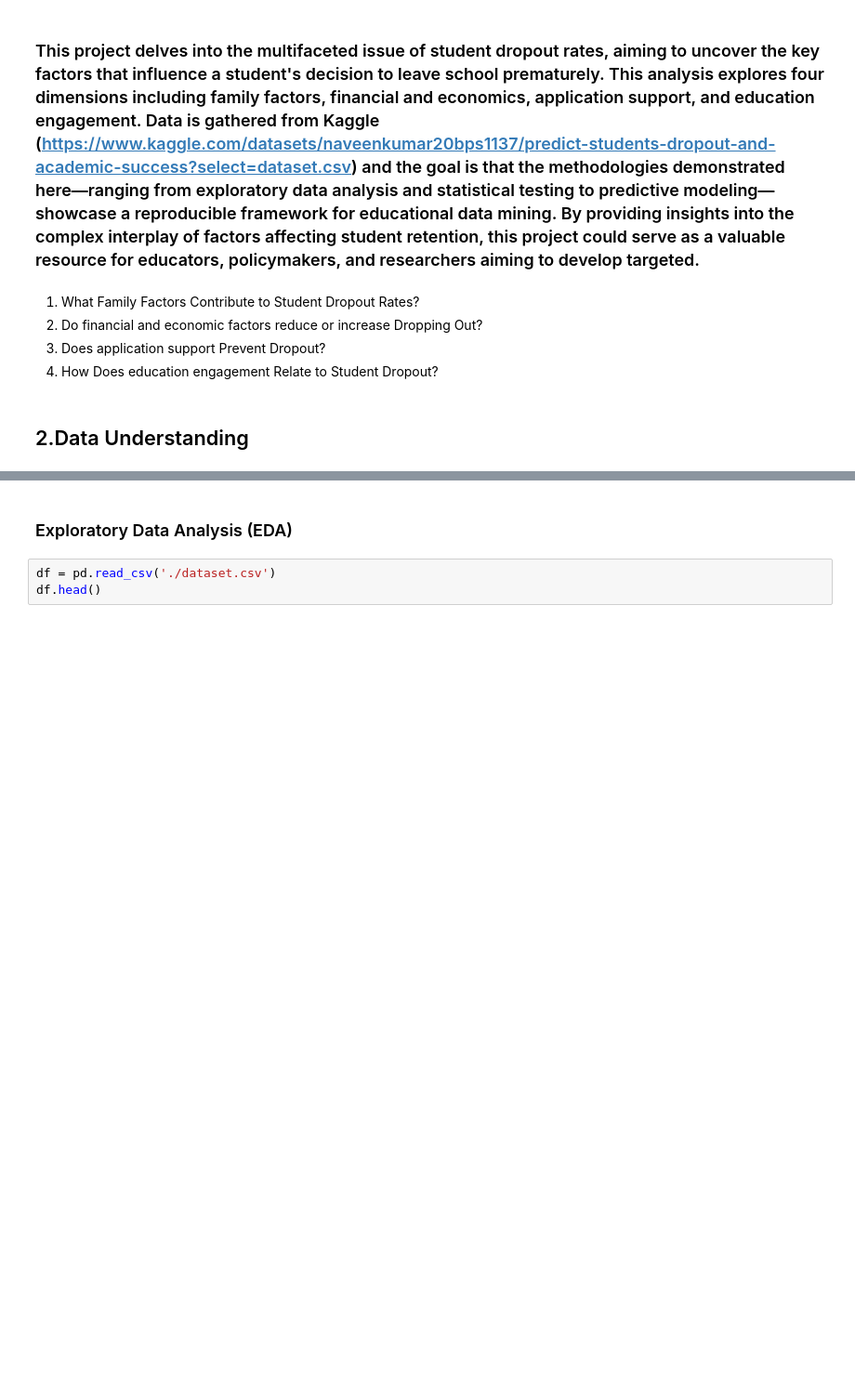
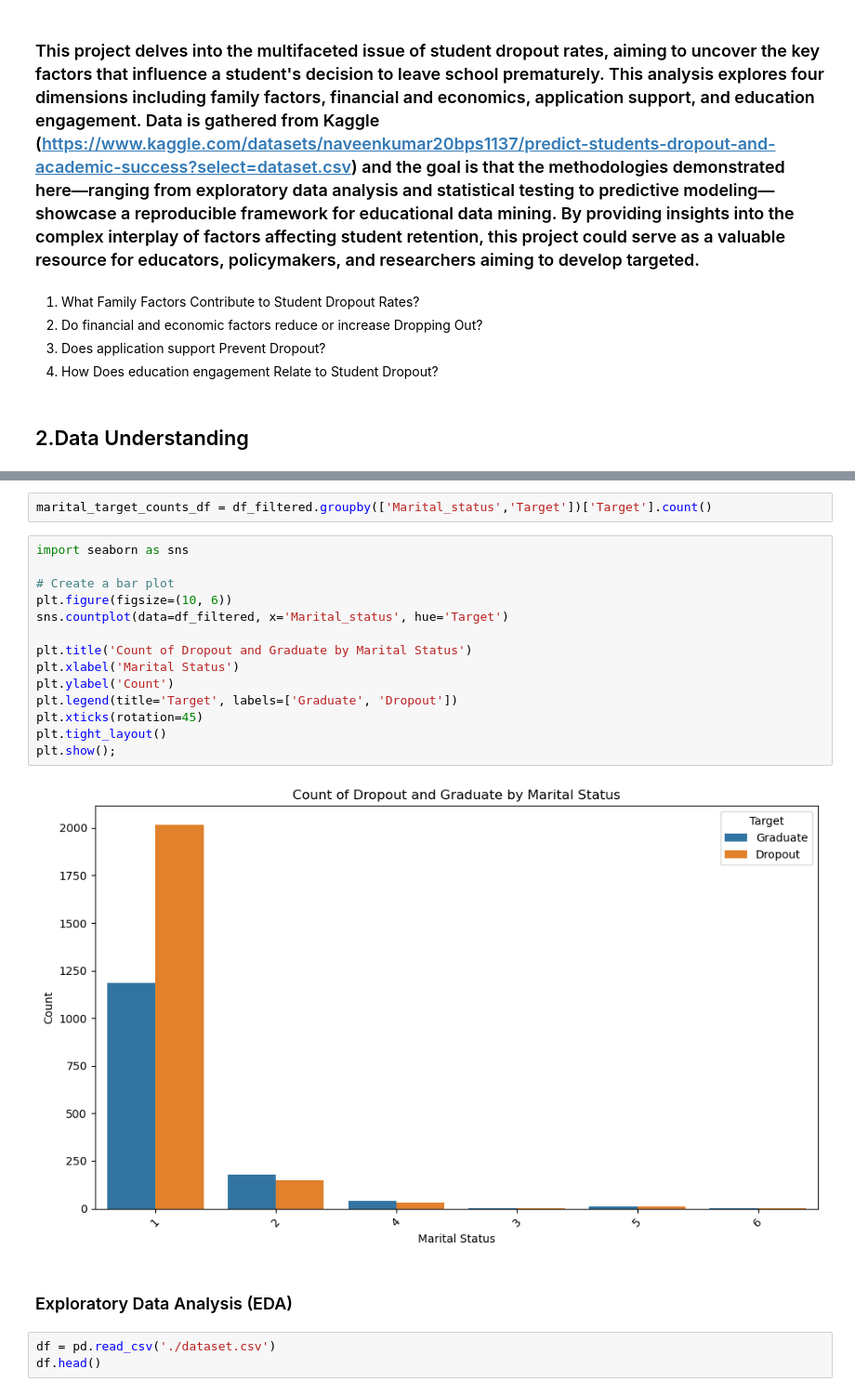
Before and after one commit to mrme77/School_DropOuts, a Jupyter notebook: Analysis.ipynb, the cells around one changed output, grey strips where cells are left out. Shown at 93% size. Cells and saved outputs as stored; diff of their text form; blank space fills up the shorter version.

```diff
--- a/Analysis.ipynb
+++ b/Analysis.ipynb
@@ -37,4 +43,22 @@ warnings.filterwarnings("ignore")
 %matplotlib inline
+# %%
+marital_target_counts_df = df_filtered.groupby(['Marital_status','Target'])['Target'].count()
+# %%
+import seaborn as sns
+
+# Create a bar plot
+plt.figure(figsize=(10, 6))
+sns.countplot(data=df_filtered, x='Marital_status', hue='Target')
+
+plt.title('Count of Dropout and Graduate by Marital Status')
+plt.xlabel('Marital Status')
+plt.ylabel('Count')
+plt.legend(title='Target', labels=['Graduate', 'Dropout'])
+plt.xticks(rotation=45)
+plt.tight_layout()
+plt.show();
+# %% [output]
+[figure, added]
 # %% [markdown]
 ### Exploratory Data Analysis (EDA)
 # %%
```
Also changed, not shown: parts of 29 cells of this notebook.
